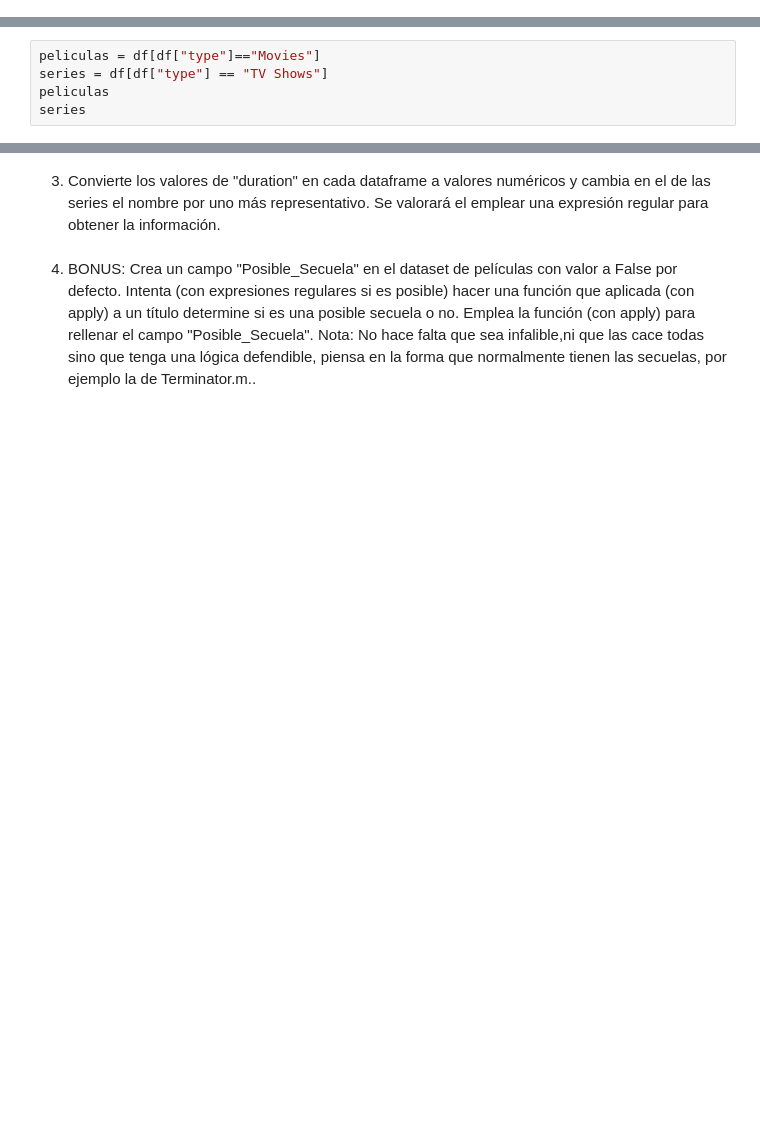
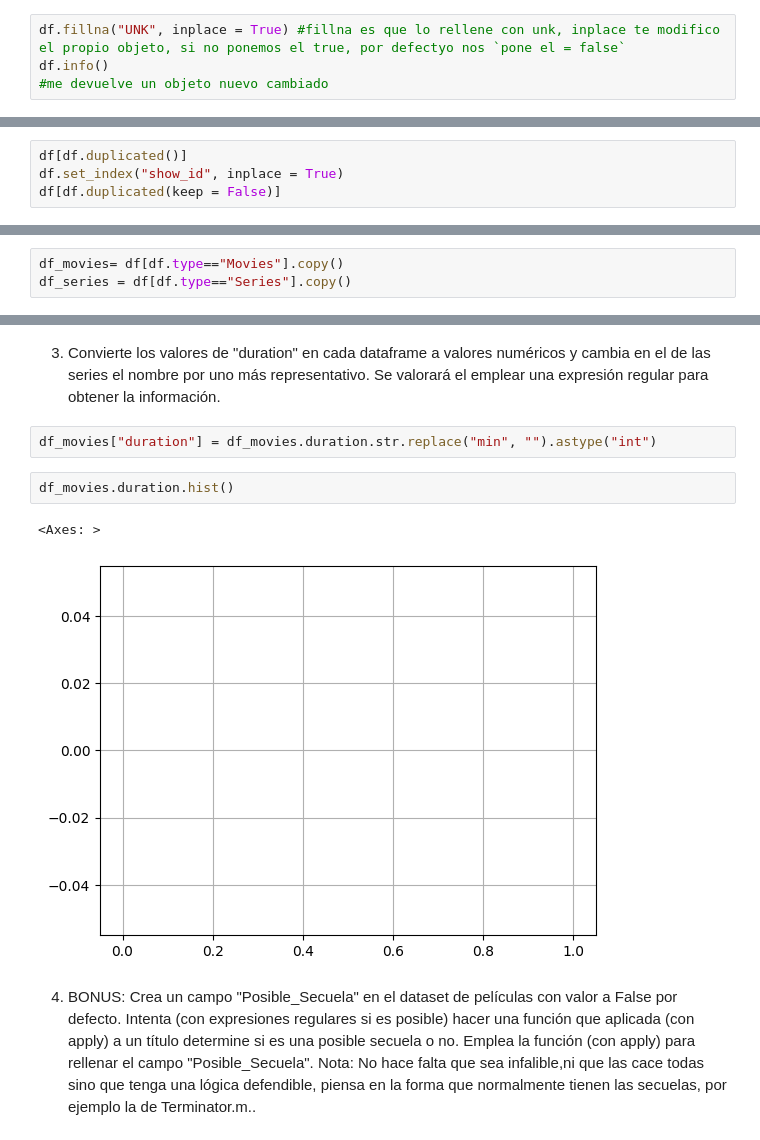
Before and after one commit to enriquerc95/ONLINE_DS_THEBRIDGE_ENRIQUE_RAMIREZ, a Jupyter notebook: EJERCICIOS/SPRINT 5/18_Practica_Obligatoria_ETL.ipynb, the cells around one changed output, grey strips where cells are left out. Drawn from its saved outputs; the diff is of its cells as text; blank space fills up the shorter version.

```diff
--- a/EJERCICIOS/SPRINT 5/18_Practica_Obligatoria_ETL.ipynb
+++ b/EJERCICIOS/SPRINT 5/18_Practica_Obligatoria_ETL.ipynb
@@ -530,2 +630,6 @@ TypeError: can only concatenate str (not "int") to str
 # %% [markdown]
 4. En un caso como este, que no hay apenas valores numéricos y las columnas con nulos no son categóricas, es mejor o deshacerse de los nulos o bien simplemente marcarlos pero convertidos a un valor más manejable y del tipo del resto de valores de la columna en la que aparecen. Por eso cambia los nulos en las columnas que no hayas tratado en el apartado anterior por "UNK" o por "".
+# %%
+df.fillna("UNK", inplace = True) #fillna es que lo rellene con unk, inplace te modifico el propio objeto, si no ponemos el true, por defectyo nos `pone el = false`
+df.info()
+#me devuelve un objeto nuevo cambiado
@@ -552,3 +677,7 @@ df
 8807 rows × 12 columns
 # %% [markdown]
 5. Comprueba ahora que no hemos generado duplicados, si existiesen borralos y quedate la primera ocurrencia.
+# %%
+df[df.duplicated()]
+df.set_index("show_id", inplace = True)
+df[df.duplicated(keep = False)]
@@ -578,5 +718,3 @@ Para terminar de hacer nuestro procesado, intentemos enriquecer el dataset y obt
 # %%
-peliculas = df[df["type"]=="Movies"]
-series = df[df["type"] == "TV Shows"]
-peliculas
-series
+df_movies= df[df.type=="Movies"].copy()
+df_series = df[df.type=="Series"].copy()
@@ -586,5 +726,12 @@ series
 2. Ahora además podemos sacarle más provecho a algunos campos, por ejemplo duration. Muestra la distribución de valores para cada dataframe del campo "duration".
 # %% [markdown]
 3. Convierte los valores de "duration" en cada dataframe a valores numéricos y cambia en el de las series el nombre por uno más representativo. Se valorará el emplear una expresión regular para obtener la información.
+# %%
+df_movies["duration"] = df_movies.duration.str.replace("min", "").astype("int")
+# %%
+df_movies.duration.hist()
+# %% [output]
+<Axes: >
+[figure, added]
 # %% [markdown]
 4. BONUS: Crea un campo "Posible_Secuela" en el dataset de películas con valor a False por defecto. Intenta (con expresiones regulares si es posible) hacer una función que aplicada (con apply) a un título determine si es una posible secuela o no. Emplea la función (con apply) para rellenar el campo "Posible_Secuela". Nota: No hace falta que sea infalible,ni que las cace todas sino que tenga una lógica defendible, piensa en la forma que normalmente tienen las secuelas, por ejemplo la de Terminator.m..
```
Also changed, not shown: parts of 39 cells of this notebook, 3 other files.
